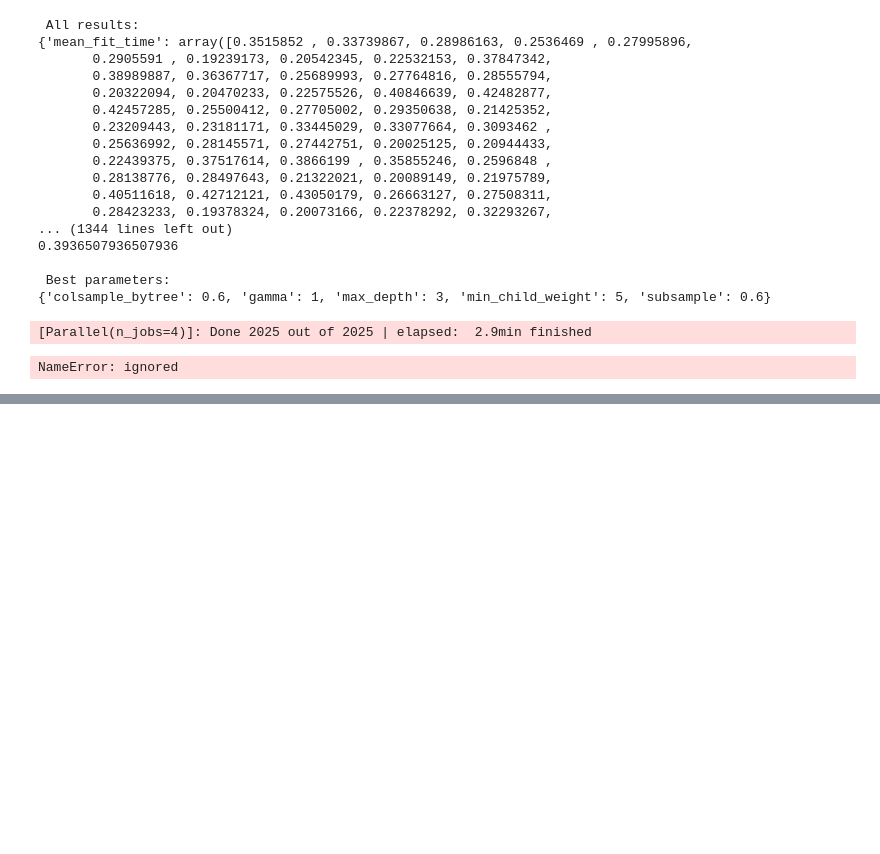
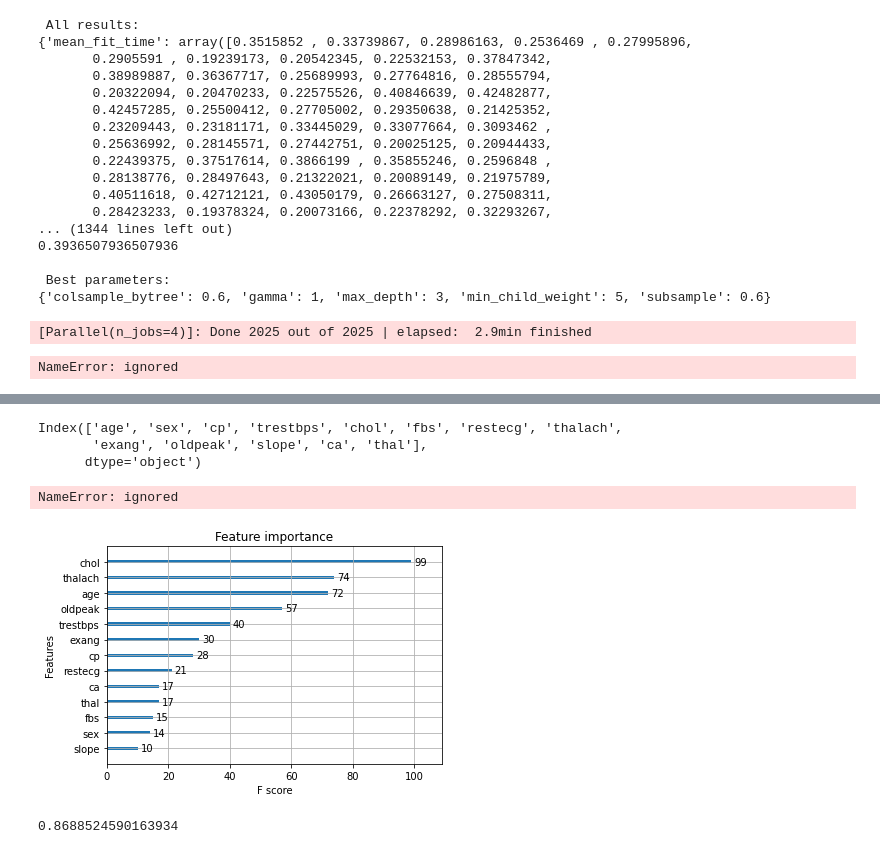
Before and after one commit to RMLAI/Projects, a Jupyter notebook: Heart_Disease.ipynb, the cells around one changed output, grey strips where cells are left out. Saved outputs shown, nothing was run; the diff lists cells and outputs as text; code cells hidden in the pictures; blank space fills up the shorter version.

```diff
--- a/Heart_Disease.ipynb
+++ b/Heart_Disease.ipynb
@@ -1335,0 +1396,7 @@ NameError: ignored
+# %%
+#checking the accuracy on base model of XGB using SMOTE to generate synthetic data
+model = XGBClassifier()
+model.fit(X_train_smote,y_train_smote)
+y_preds_smote = model.predict(X_test)
+accuracy_smote = accuracy_score(y_test,y_preds_smote)
+print(f'The accuracy score for smote is {accuracy_smote*100:.2f}%')
@@ -1335,0 +1416,6 @@ NameError: ignored
+# %%
+X.columns
+# %% [output]
+Index(['age', 'sex', 'cp', 'trestbps', 'chol', 'fbs', 'restecg', 'thalach',
+       'exang', 'oldpeak', 'slope', 'ca', 'thal'],
+      dtype='object')
@@ -1335,0 +1427,7 @@ NameError: ignored
+# %%
+from xgboost import plot_importance
+plot_importance(model)
+py_plot.show();
+# %% [output]
+NameError: ignored
+[figure, added]
@@ -1335,0 +1448,4 @@ NameError: ignored
+# %%
+accuracy_score(y_test,y_preds)
+# %% [output]
+0.8688524590163934
```
Also changed, not shown: parts of 23 cells of this notebook.
